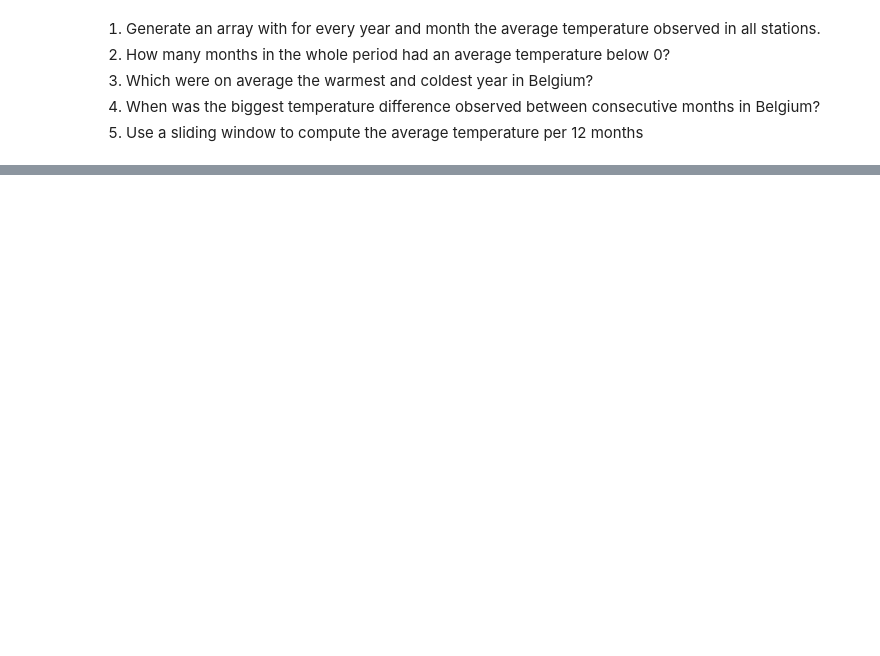
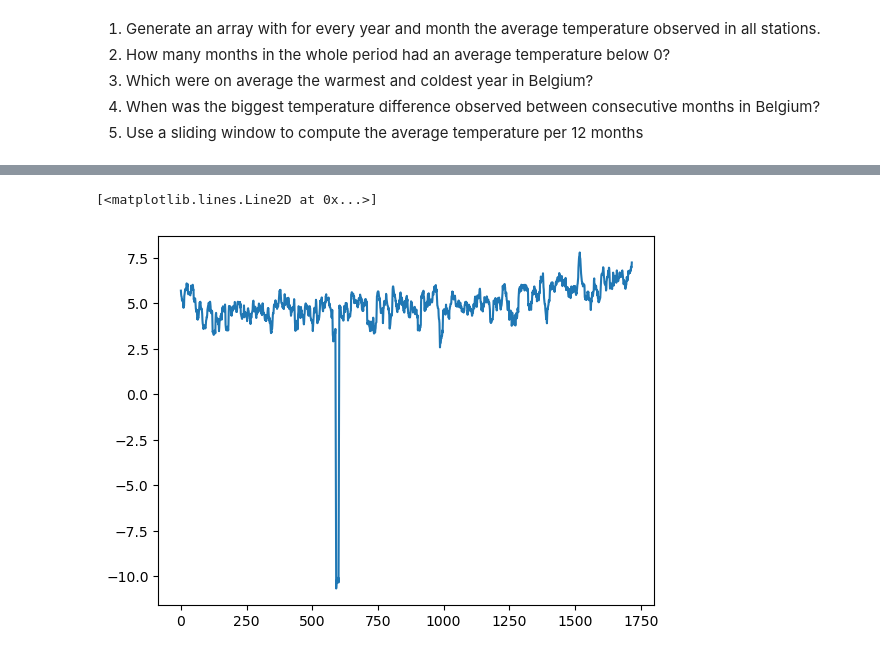
Before and after one commit to Joewi44/python_projects, a Jupyter notebook: belgian_temperature/wheater_data_2.ipynb, the cells around one changed output, grey strips where cells are left out. Cells and saved outputs as stored; diff of their text form; code cells hidden in the pictures; blank space fills up the shorter version.

```diff
--- a/belgian_temperature/wheater_data_2.ipynb
+++ b/belgian_temperature/wheater_data_2.ipynb
@@ -49,0 +81,5 @@ plt.show()
+# %%
+plt.plot(smoothed_data)
+# %% [output]
+[<matplotlib.lines.Line2D at 0x...>]
+[figure, added]
```
Also changed, not shown: parts of 8 cells of this notebook.
